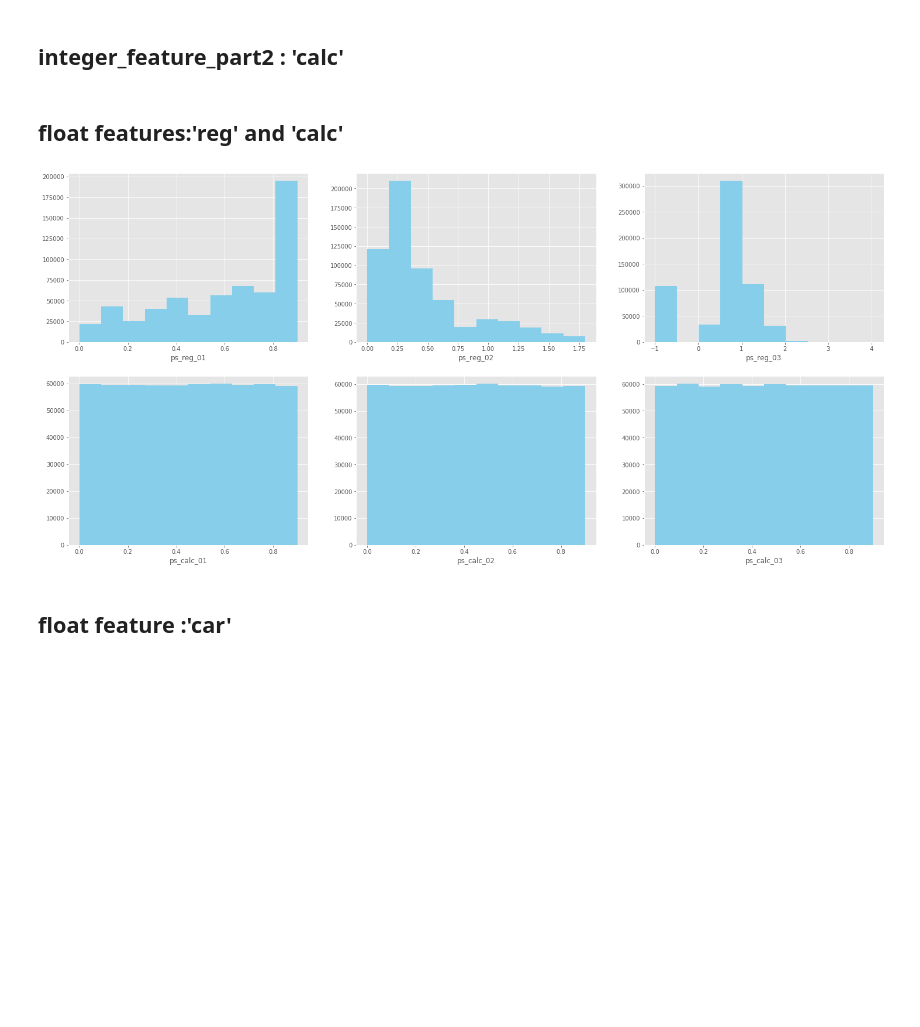
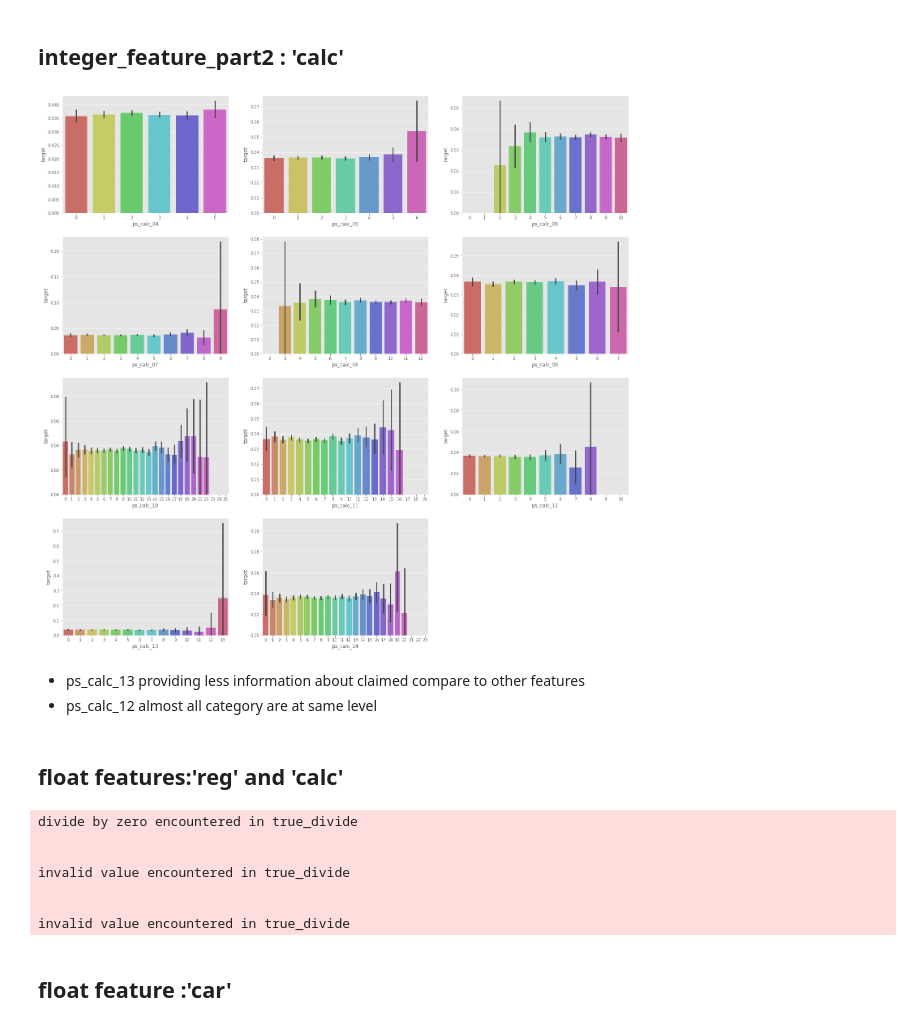
Before and after one commit to KrishnaDesai16/InsuranceClaimPrediction, a Jupyter notebook: InsuranceClaimPrediction.ipynb, the cells around one changed output. Cells and saved outputs as stored; diff of their text form; code cells hidden in the pictures; blank space fills up the shorter version.

```diff
--- a/InsuranceClaimPrediction.ipynb
+++ b/InsuranceClaimPrediction.ipynb
@@ -273,6 +275,18 @@ for variable, subplot in zip(integer_feature_part1,ax.flatten()):
 - ps_car_11  has less amount of missing values
 # %% [markdown]
 ## integer_feature_part2 : 'calc'
+# %%
+plt.figure(figsize=(25,50))
+j=0
+for i in integer_feature_part2:
+    j +=1
+    plt.subplot(8,3,j)
+    sb.barplot(x=df[i],y=df['target'],palette="hls")
+# %% [output]
+[figure, added]
+# %% [markdown]
+- ps_calc_13 providing less information about claimed compare to other features
+- ps_calc_12 almost all category are at same level
 # %% [markdown]
 ##  float features:'reg'  and 'calc'
 # %%
@@ -281,10 +295,16 @@ j=0
 for i in floating_feature_part1 :
     j +=1
     plt.subplot(8,3,j)
-    plt.hist(df[i],color='skyblue')
+    sb.kdeplot(df,df[i],hue=df['target'],fill=True)
     plt.xlabel(i)
 # %% [output]
-[figure, removed]
+divide by zero encountered in true_divide
+
+
+invalid value encountered in true_divide
+
+
+invalid value encountered in true_divide
 # %% [markdown]
 ## float feature :'car'
 # %%
```
Also changed, not shown: parts of 3 cells of this notebook.
